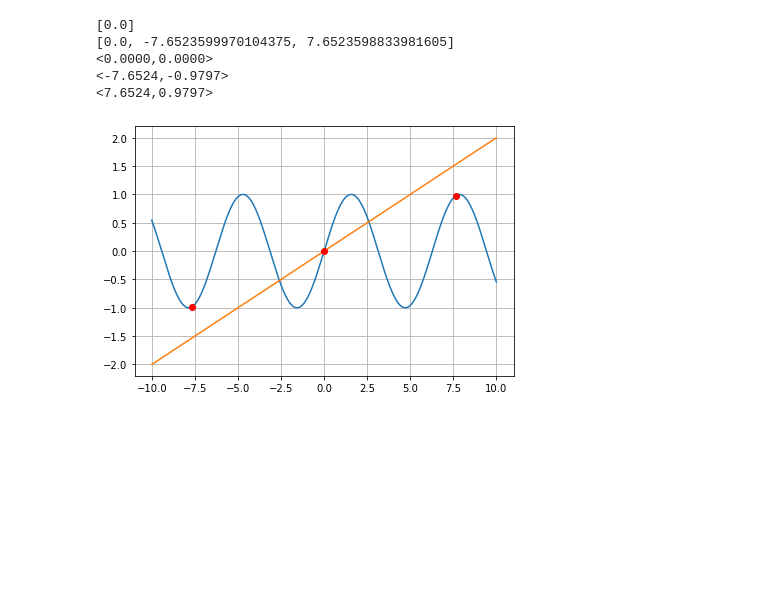
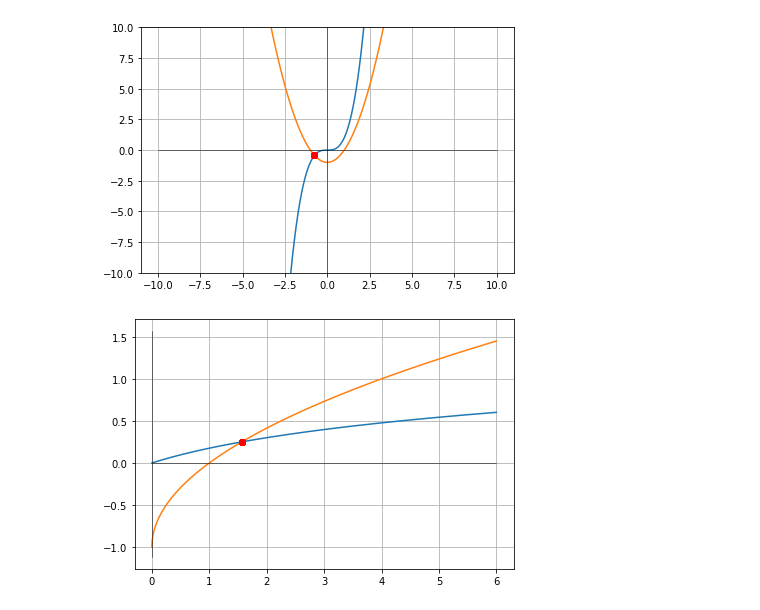
Before and after one commit to kggold4/programming-research-algorithms-assignments, a Jupyter notebook: Python/Ex6/Ex6.ipynb, the cells around one changed output. Saved outputs shown, nothing was run; the diff lists cells and outputs as text; code cells hidden in the pictures; blank space fills up the shorter version.

```diff
--- a/Python/Ex6/Ex6.ipynb
+++ b/Python/Ex6/Ex6.ipynb
@@ -61,12 +69,14 @@ plotIntersection(np.linspace(-10, 10, 1000), f, g, y_axis_lim=[-10, 10])
 # %%
 # example
-f = lambda x : np.sin(x)
-g = lambda x : x * 1/5
-plotIntersection(np.linspace(-10, 10, 1000), f, g)
+f = lambda x : x ** 3
+g = lambda x : x ** 2 - 1
+plotIntersection(np.linspace(-10, 10, 1000), f, g, y_axis_lim=[-10, 10])
 # %% [output]
-[0.0]
-[0.0, -7.6523599970104375, 7.6523598833981605]
-<0.0000,0.0000>
-<-7.6524,-0.9797>
-<7.6524,0.9797>
-[figure, old version]
+[figure, new version]
+# %%
+# example
+f = lambda x : np.log10(0.5 * x + 1)
+g = lambda x : np.sqrt(x) - 1
+plotIntersection(np.linspace(0, 6, 1000), f, g)
+# %% [output]
+[figure, added]
```
Also changed, not shown: parts of 14 cells of this notebook, 1 other file.
